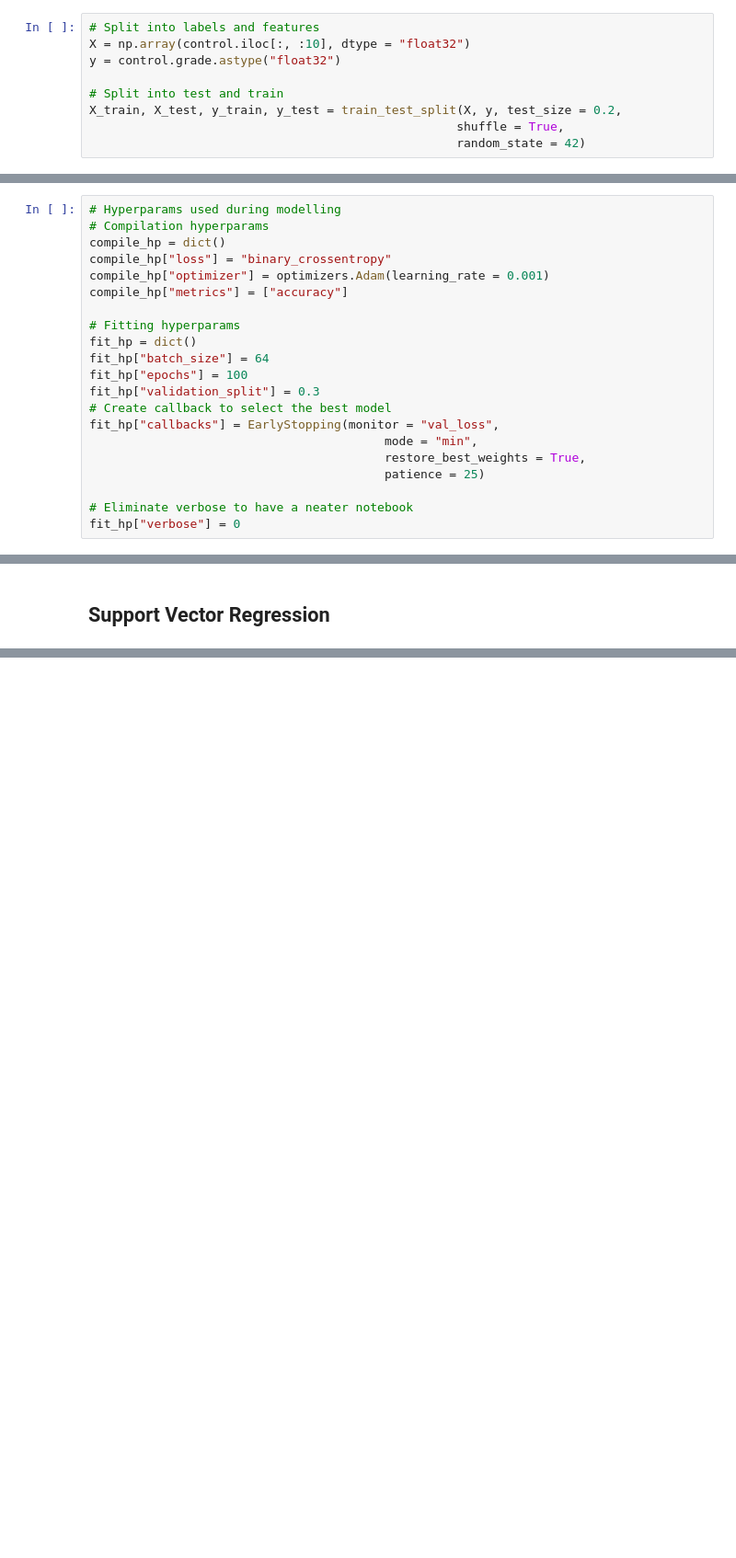
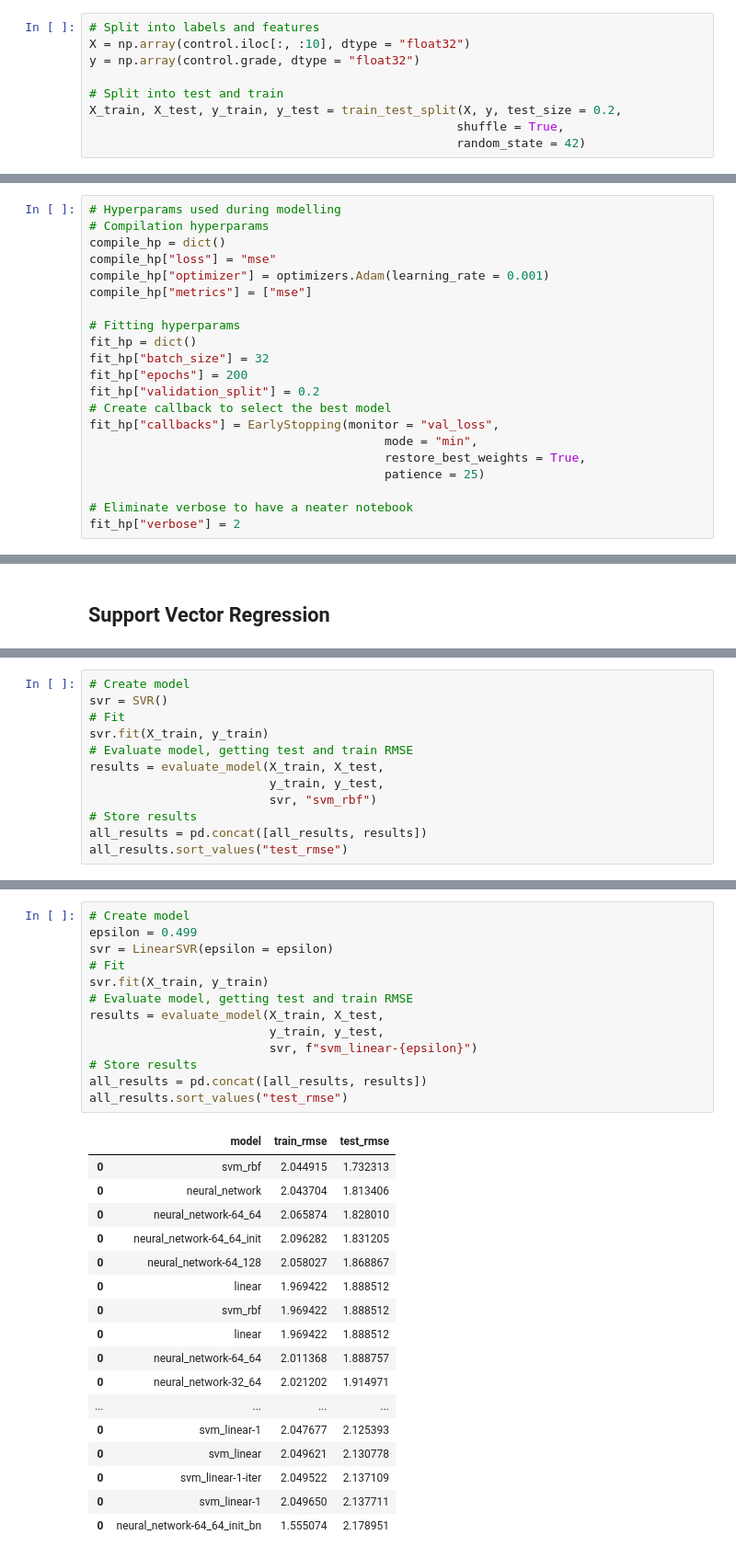
Before and after one commit to louismagowan/cag-equality, a Jupyter notebook: sandbox.ipynb, the cells around one changed output, grey strips where cells are left out. Shown: that part at 92% size. Drawn from its saved outputs; the diff is of its cells as text; blank space fills up the shorter version.

Commit message:
Nearly finished complete 1st draft modelling

```diff
--- a/sandbox.ipynb
+++ b/sandbox.ipynb
@@ -242,7 +260,7 @@ control = df[df.centreassessmentgrade.isna()]
 # %%
 # Split into labels and features
 X = np.array(control.iloc[:, :10], dtype = "float32")
-y = control.grade.astype("float32")
+y = np.array(control.grade, dtype = "float32")
 
 # Split into test and train
 X_train, X_test, y_train, y_test = train_test_split(X, y, test_size = 0.2,
@@ -320,15 +371,15 @@ model.compile(loss = loss, optimizer = optimizer,
 # Hyperparams used during modelling
 # Compilation hyperparams
 compile_hp = dict()
-compile_hp["loss"] = "binary_crossentropy"
+compile_hp["loss"] = "mse"
 compile_hp["optimizer"] = optimizers.Adam(learning_rate = 0.001)
-compile_hp["metrics"] = ["accuracy"]
+compile_hp["metrics"] = ["mse"]
 
 # Fitting hyperparams
 fit_hp = dict()
-fit_hp["batch_size"] = 64
-fit_hp["epochs"] = 100
-fit_hp["validation_split"] = 0.3
+fit_hp["batch_size"] = 32
+fit_hp["epochs"] = 200
+fit_hp["validation_split"] = 0.2
 # Create callback to select the best model
 fit_hp["callbacks"] = EarlyStopping(monitor = "val_loss",
                                          mode = "min",
@@ -336,4 +387,4 @@ fit_hp["callbacks"] = EarlyStopping(monitor = "val_loss",
                                          patience = 25)
 
 # Eliminate verbose to have a neater notebook
-fit_hp["verbose"] = 0
+fit_hp["verbose"] = 2
@@ -439,0 +710,12 @@ pf.plot_and_save(history, save = save_plots, display = display, **model_dict)
+# %%
+# Create model
+svr = SVR()
+# Fit
+svr.fit(X_train, y_train)
+# Evaluate model, getting test and train RMSE
+results = evaluate_model(X_train, X_test,
+                         y_train, y_test,
+                         svr, "svm_rbf")
+# Store results
+all_results = pd.concat([all_results, results])
+all_results.sort_values("test_rmse")
@@ -439,0 +724,31 @@ pf.plot_and_save(history, save = save_plots, display = display, **model_dict)
+# %%
+# Create model
+epsilon = 0.499
+svr = LinearSVR(epsilon = epsilon)
+# Fit
+svr.fit(X_train, y_train)
+# Evaluate model, getting test and train RMSE
+results = evaluate_model(X_train, X_test,
+                         y_train, y_test,
+                         svr, f"svm_linear-{epsilon}")
+# Store results
+all_results = pd.concat([all_results, results])
+all_results.sort_values("test_rmse")
+# %% [output]
+|  | model | train_rmse | test_rmse |
+| 0 | svm_rbf | 2.044915 | 1.732313 |
+| 0 | neural_network | 2.043704 | 1.813406 |
+| 0 | neural_network-64_64 | 2.065874 | 1.828010 |
+| 0 | neural_network-64_64_init | 2.096282 | 1.831205 |
+| 0 | neural_network-64_128 | 2.058027 | 1.868867 |
+| 0 | linear | 1.969422 | 1.888512 |
+| 0 | svm_rbf | 1.969422 | 1.888512 |
+| 0 | linear | 1.969422 | 1.888512 |
+| 0 | neural_network-64_64 | 2.011368 | 1.888757 |
+| 0 | neural_network-32_64 | 2.021202 | 1.914971 |
+| ... | ... | ... | ... |
+| 0 | svm_linear-1 | 2.047677 | 2.125393 |
+| 0 | svm_linear | 2.049621 | 2.130778 |
+| 0 | svm_linear-1-iter | 2.049522 | 2.137109 |
+| 0 | svm_linear-1 | 2.049650 | 2.137711 |
+| 0 | neural_network-64_64_init_bn | 1.555074 | 2.178951 |
```
Also changed, not shown: parts of 30 cells of this notebook.
